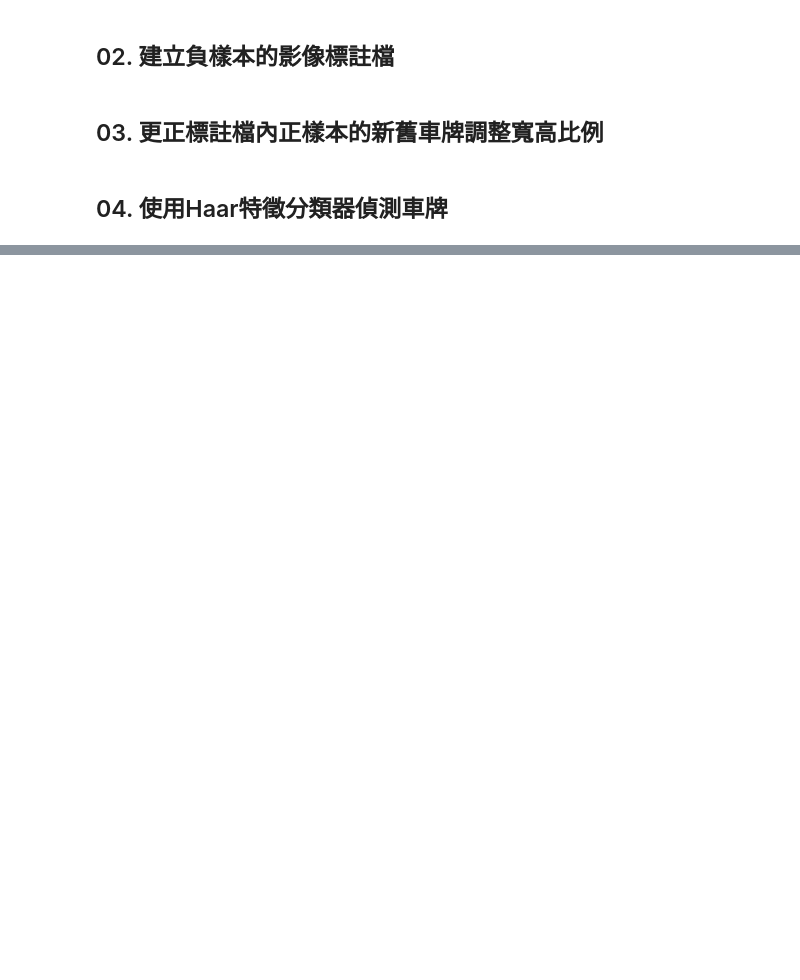
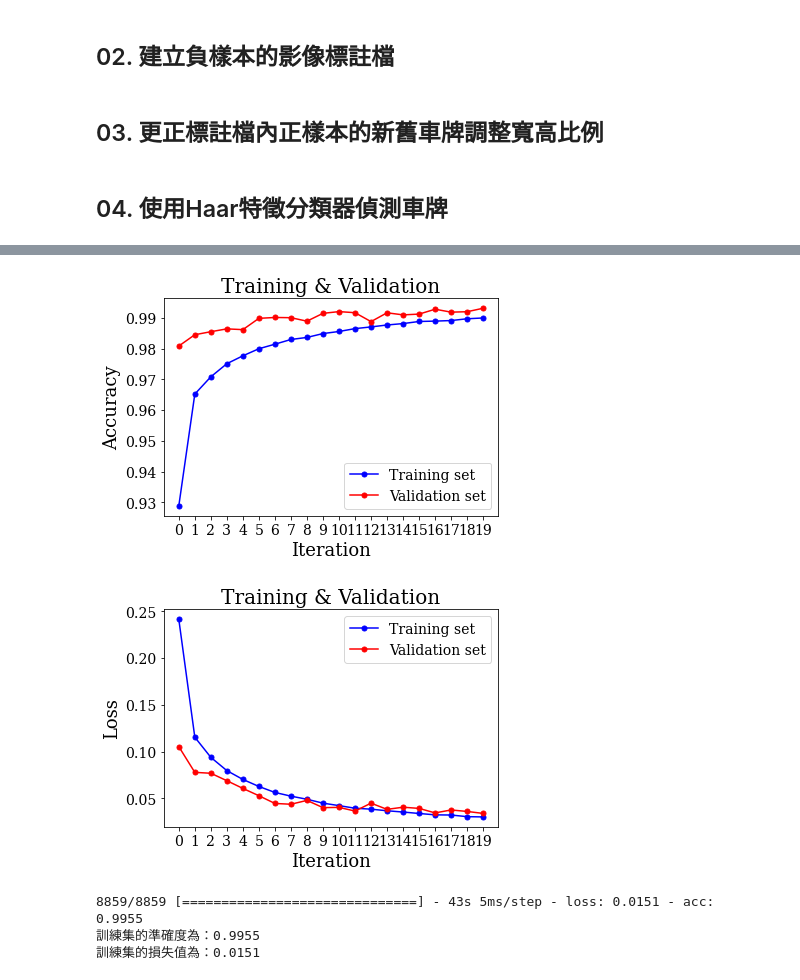
Before and after one commit to j82887/Artificial-Intelligence, a Jupyter notebook: 19_Implementation/04_Car_License_Plate/Data pre-processing.ipynb, the cells around one changed output, grey strips where cells are left out. Cells and saved outputs as stored; diff of their text form; code cells hidden in the pictures; blank space fills up the shorter version.

```diff
--- a/19_Implementation/04_Car_License_Plate/Data pre-processing.ipynb
+++ b/19_Implementation/04_Car_License_Plate/Data pre-processing.ipynb
@@ -263,0 +391,4 @@ plt.show()
+# %%
+cnn.compile(loss='categorical_crossentropy', optimizer='adam', metrics=['acc'])
+# %%
+history = cnn.fit(x=x_train, y=y_train, batch_size=128, epochs=20, validation_split= 0.1)
@@ -263,0 +413,39 @@ plt.show()
+# %%
+import matplotlib.pyplot as plt
+
+acc = history.history['acc']
+val_acc = history.history['val_acc']
+loss = history.history['loss']
+val_loss = history.history['val_loss']
+
+plt.rcParams["font.family"] = "serif"
+plt.title("Training & Validation", fontsize=20)
+plt.xlabel("Iteration", fontsize=18)
+plt.ylabel("Accuracy", fontsize=18)
+plt.plot(np.arange(len(acc)), acc,color='b', label="Training set", marker='o', markersize=5)
+plt.plot(np.arange(len(val_acc)), val_acc,color='r', label="Validation set", marker='o', markersize=5)
+plt.xticks(np.linspace(0,19,20,endpoint=True),fontsize=14)
+plt.yticks(fontsize=14)
+plt.legend(loc='lower right',fontsize=14)
+plt.show()
+
+plt.title("Training & Validation", fontsize=20)
+plt.xlabel("Iteration", fontsize=18)
+plt.ylabel("Loss", fontsize=18)
+plt.plot(np.arange(len(loss)), loss,color='b', label="Training set", marker='o', markersize=5)
+plt.plot(np.arange(len(val_loss)), val_loss,color='r', label="Validation set", marker='o', markersize=5)
+plt.xticks(np.linspace(0,19,20,endpoint=True),fontsize=14)
+plt.yticks(fontsize=14)
+plt.legend(loc='upper right',fontsize=14)
+plt.show()
+# %% [output]
+[figure, added]
+[figure, added]
+# %%
+train_loss, train_acc = cnn.evaluate(x_train, y_train)
+print("訓練集的準確度為：%0.4f" %(train_acc))
+print("訓練集的損失值為：%0.4f" %(train_loss))
+# %% [output]
+8859/8859 [==============================] - 43s 5ms/step - loss: 0.0151 - acc: 0.9955
+訓練集的準確度為：0.9955
+訓練集的損失值為：0.0151
```
Also changed, not shown: parts of 18 cells of this notebook.
